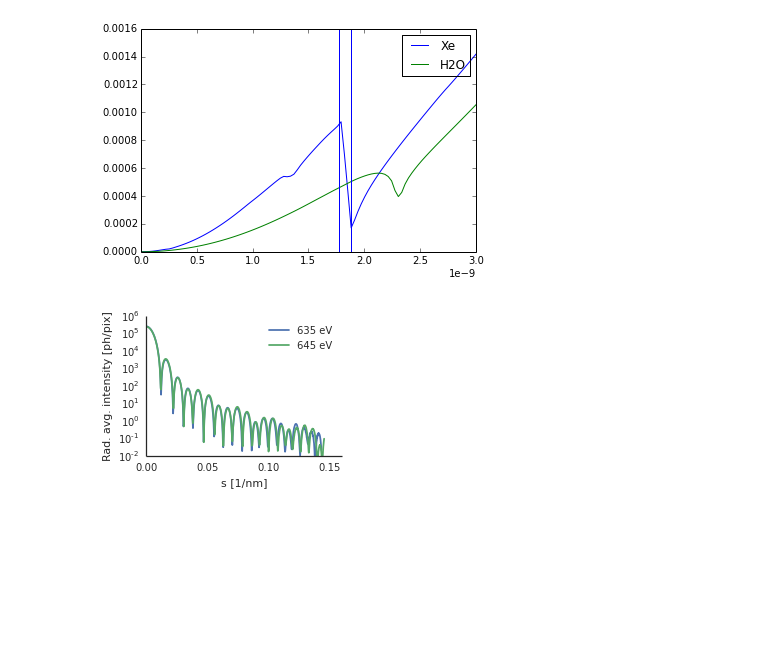
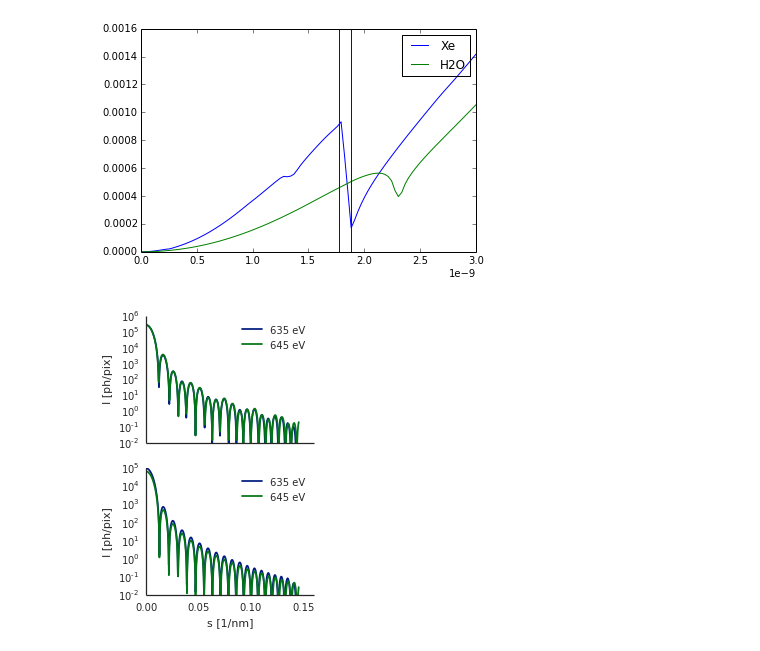
Before and after one commit to mhantke/coreshell, a Jupyter notebook: coreshell.ipynb, the cells around one changed output. Saved outputs shown, nothing was run; the diff lists cells and outputs as text; code cells hidden in the pictures; blank space fills up the shorter version.

Commit message:
changes for plotting

```diff
--- a/coreshell.ipynb
+++ b/coreshell.ipynb
@@ -11,12 +11,10 @@ Populating the interactive namespace from numpy and matplotlib
 :0: FutureWarning: IPython widgets are experimental and may change in the future.
 # %%
 # CORE
-diameter_core = 50E-9
 atomic_composition_core = {"Xe": 1.}
 massdensity_core = 3640.
 
 # SHELL
-thickness_shell = 30E-9
 atomic_composition_shell = {"H": 2., "O": 1.}
 massdensity_shell = 1000.
 # %%
@@ -86,28 +85,43 @@ def simulate(wavelength):
 imgs_int = []
 imgs_rs = []
 Es_eV = [635.,645.]
-for E_eV in Es_eV:
-    wl = condor.source.Photon(energy_eV=E_eV).get_wavelength()
-    img_intensities, img_fourier, rs = simulate(wl)
-    imgs_int.append(img_intensities)
-    imgs_rs.append(rs)
+ds_core = [50E-9, 110E-9]
+ts_shell = [30E-9, 0.]
+for d_core, t_shell in zip(ds_core, ts_shell):
+    for E_eV in Es_eV:
+        wl = condor.source.Photon(energy_eV=E_eV).get_wavelength()
+        img_intensities, img_fourier, rs = simulate(wl, diameter_core=d_core, thickness_shell=t_shell)
+        imgs_int.append(img_intensities)
+        imgs_rs.append(rs)
 # %%
-figure(figsize=(3.5,2.5))
-for E_eV, I in zip(Es_eV, imgs_int):
-    wl = condor.source.Photon(energy_eV=E_eV).get_wavelength()
-    rI = spimage.radialMeanImage(I)
-    r = arange(len(rI))*75E-6
-    p = array([[ri, 0., D] for ri in r])
-    q = abs(array([condor.utils.scattering_vector.q_from_p(p_i, wl) for p_i in p]).sum(1))
-    s_nm = q/(2*pi)*1E-9
-    semilogy(s_nm, rI)
+lss = ["-", "--"]
+i = 0
+fig, axs = subplots(2, 1, figsize=(3.,5.), sharex=True)
+
+colors = sns.color_palette("dark",2)
+for d_core, t_shell, ls in zip(ds_core, ts_shell, lss):
+    for E_eV in Es_eV:
+        wl = condor.source.Photon(energy_eV=E_eV).get_wavelength()
+        rI = spimage.radialMeanImage(imgs_int[i])
+        r = arange(len(rI))*75E-6
+        p = array([[ri, 0., detector_distance] for ri in r])
+        q = abs(array([condor.utils.scattering_vector.q_from_p(p_i, wl) for p_i in p]).sum(1))
+        s_nm = q/(2*pi)*1E-9
+        if t_shell == 0.:
+            axs[i/2].semilogy(s_nm, rI, ls="-", color=colors[i%2])
+        else:
+            axs[i/2].semilogy(s_nm, rI, ls="-", color=colors[i%2])
+        i += 1
 leg = ["%i eV" % E_eV for E_eV in Es_eV]
-legend(leg)
+
+
 sns.despine()
-ylabel("Rad. avg. intensity [ph/pix]")
-xlabel("s [1/nm]")
-xticks([0., 0.05, 0.1, 0.15])
-ylim(1E-2, None)
+for ax in axs:
+    ax.legend(leg)
+    ax.set_ylabel("I [ph/pix]")
+    ax.set_ylim(1E-2, None)
+axs[1].set_xticks([0., 0.05, 0.1, 0.15])
+axs[1].set_xlabel("s [1/nm]")
 savefig("Is.pdf")
 # %% [output]
-[figure, old version]
+[figure, new version]
```
Also changed, not shown: parts of 1 cell of this notebook.
